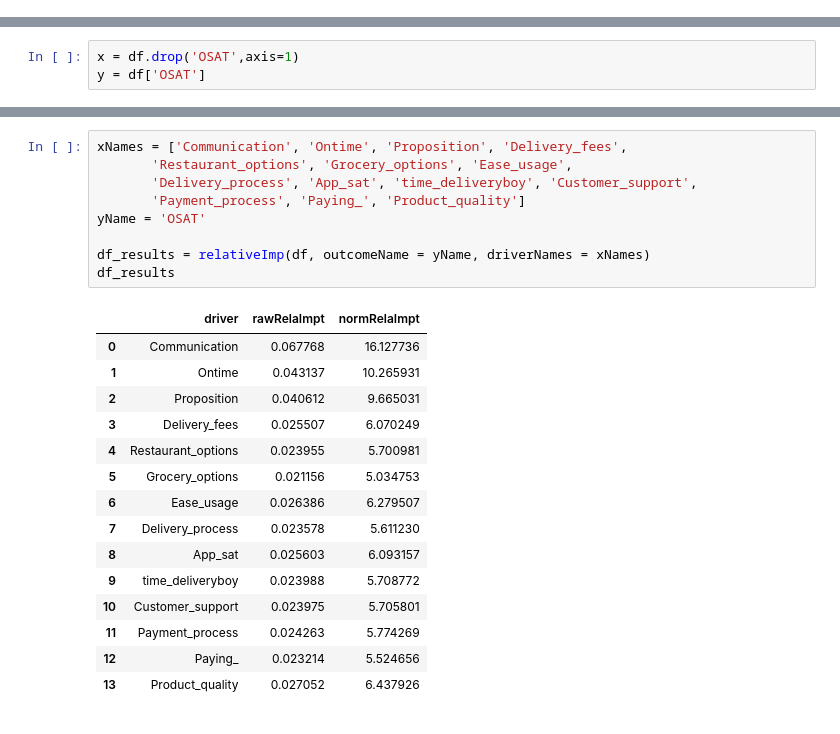
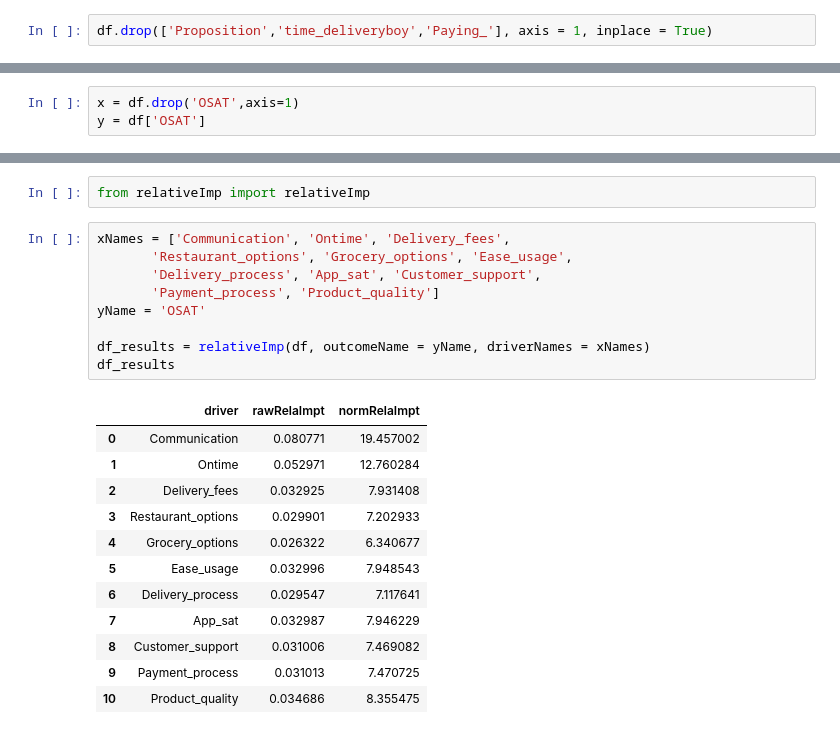
Before and after one commit to sharibhumayun/practice, a Jupyter notebook: Mrsool_CX.ipynb, the cells around one changed output, grey strips where cells are left out. Drawn from its saved outputs; the diff is of its cells as text.

```diff
--- a/Mrsool_CX.ipynb
+++ b/Mrsool_CX.ipynb
@@ -133,3 +166,5 @@ df.head()
+# %%
+df.drop(['Proposition','time_deliveryboy','Paying_'], axis = 1, inplace = True)
 # %%
 df.columns
 # %% [output]
@@ -189,25 +234,24 @@ model.intercept_
+# %%
+from relativeImp import relativeImp
 # %%
-xNames = ['Communication', 'Ontime', 'Proposition', 'Delivery_fees',
+xNames = ['Communication', 'Ontime', 'Delivery_fees',
        'Restaurant_options', 'Grocery_options', 'Ease_usage',
-       'Delivery_process', 'App_sat', 'time_deliveryboy', 'Customer_support',
-       'Payment_process', 'Paying_', 'Product_quality']
+       'Delivery_process', 'App_sat', 'Customer_support',
+       'Payment_process', 'Product_quality']
 yName = 'OSAT'
 
 df_results = relativeImp(df, outcomeName = yName, driverNames = xNames)
 df_results
 # %% [output]
 |  | driver | rawRelaImpt | normRelaImpt |
-| 0 | Communication | 0.067768 | 16.127736 |
-| 1 | Ontime | 0.043137 | 10.265931 |
-| 2 | Proposition | 0.040612 | 9.665031 |
-| 3 | Delivery_fees | 0.025507 | 6.070249 |
-| 4 | Restaurant_options | 0.023955 | 5.700981 |
-| 5 | Grocery_options | 0.021156 | 5.034753 |
-| 6 | Ease_usage | 0.026386 | 6.279507 |
-| 7 | Delivery_process | 0.023578 | 5.611230 |
-| 8 | App_sat | 0.025603 | 6.093157 |
-| 9 | time_deliveryboy | 0.023988 | 5.708772 |
-| 10 | Customer_support | 0.023975 | 5.705801 |
-| 11 | Payment_process | 0.024263 | 5.774269 |
-| 12 | Paying_ | 0.023214 | 5.524656 |
-| 13 | Product_quality | 0.027052 | 6.437926 |
+| 0 | Communication | 0.080771 | 19.457002 |
+| 1 | Ontime | 0.052971 | 12.760284 |
+| 2 | Delivery_fees | 0.032925 | 7.931408 |
+| 3 | Restaurant_options | 0.029901 | 7.202933 |
+| 4 | Grocery_options | 0.026322 | 6.340677 |
+| 5 | Ease_usage | 0.032996 | 7.948543 |
+| 6 | Delivery_process | 0.029547 | 7.117641 |
+| 7 | App_sat | 0.032987 | 7.946229 |
+| 8 | Customer_support | 0.031006 | 7.469082 |
+| 9 | Payment_process | 0.031013 | 7.470725 |
+| 10 | Product_quality | 0.034686 | 8.355475 |
```
Also changed, not shown: parts of 15 cells of this notebook.
